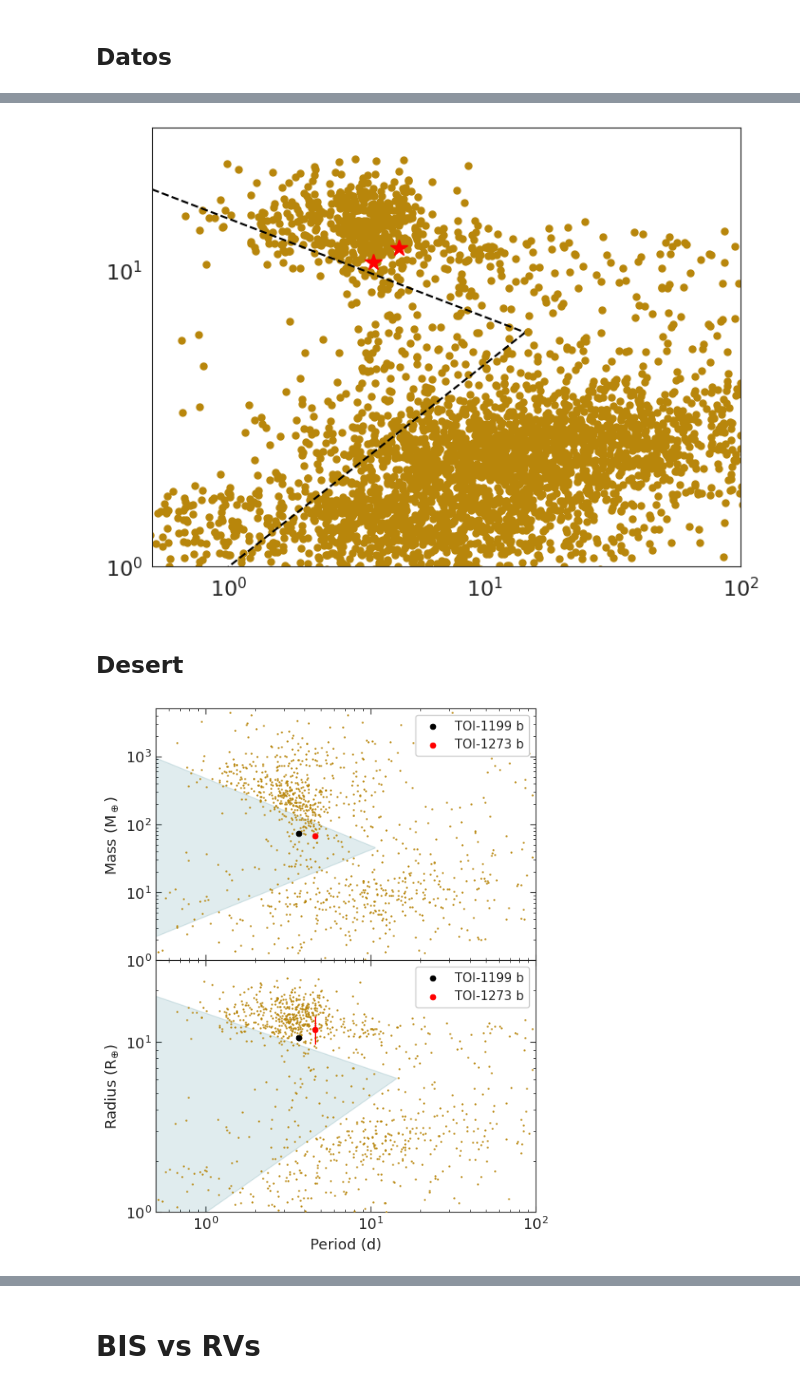
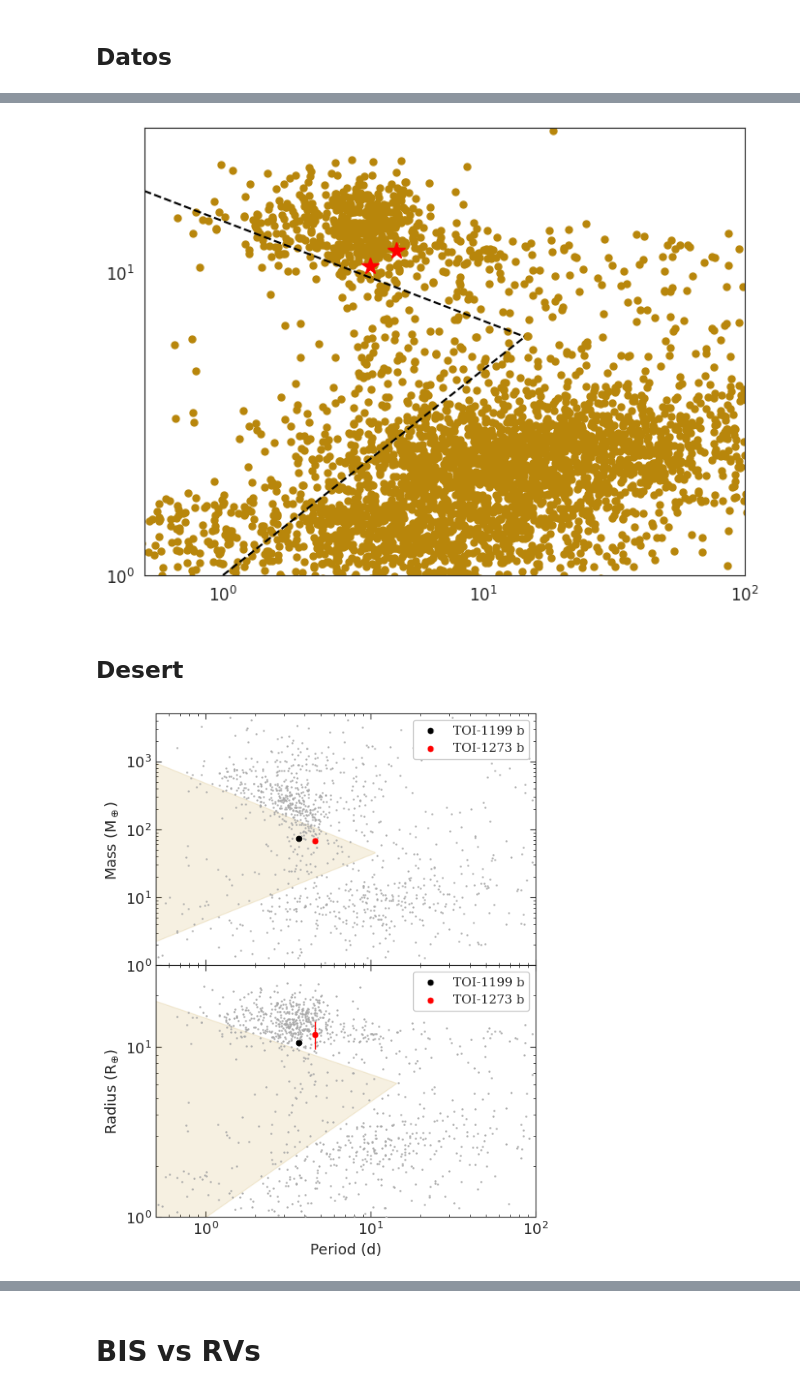
Before and after one commit to juanserrano90/toi1199-1273, a Jupyter notebook: figuras_caracterizacion.ipynb, the cells around one changed output, grey strips where cells are left out. Drawn from its saved outputs; the diff is of its cells as text; code cells hidden in the pictures.

```diff
--- a/figuras_caracterizacion.ipynb
+++ b/figuras_caracterizacion.ipynb
@@ -13,13 +13,14 @@ plt.rcParams.update(plt.rcParamsDefault)
 plt.style.use('seaborn-dark-palette')
 # %%
 plt.rcParams["figure.figsize"]=8,6
-plt.rcParams.update({'font.size': 16})
+plt.rcParams.update({'font.size': 12})
+plt.rcParams.update({'font.family': 'serif'})
 # %% [markdown]
 ## Datos
 # %%
 #exoplanets = pd.read_csv('./data/exoplanetas_julio_22.csv')
-exoplanets_rmp = pd.read_csv('./data/exoplanets_rmp_july23.csv') # with P, M and R determined
-exoplanets = pd.read_csv('./data/exoplanets_july23.csv') # all, uso esta porque comprobé que filtrando por P, M y R no se pierde nada
+exoplanets_rmp = pd.read_csv('./data/exoplanets_rmp_sep10_23.csv') # with P, M and R determined
+exoplanets = pd.read_csv('./data/exoplanets_sep10_23.csv') # all, uso esta porque comprobé que filtrando por P, M y R no se pierde nada
 # %%
 # nuestros planetas
 radio_1199 = [0.938*u.R_jup, 0.033*u.R_jup]
@@ -167,7 +168,7 @@ plt.xlim(0.5, 100)
 plt.ylim(1, 30)
 plt.show()
 # %% [output]
-[figure, old version]
+[figure, new version]
 # %% [markdown]
 ## Desert
 # %%
@@ -178,7 +179,7 @@ x1=np.linspace(0.5,10.6,200)
 y1=10**des1(np.log10(x1))*317.907
 y2=10**des2(np.log10(x1))*317.907
 
-axes[0].plot(exoplanets_rmp['pl_orbper'], exoplanets_rmp['pl_bmasse'], '.', markerfacecolor='C4', color='C4', markersize=1.5, alpha=0.9, zorder=9)
+axes[0].plot(exoplanets_rmp['pl_orbper'], exoplanets_rmp['pl_masse'], '.', markerfacecolor='darkgray', color='darkgray', markersize=1.5, alpha=0.9, zorder=9)
 axes[0].scatter(3.67, masa_1199[0].to(u.M_earth).value, marker="o", edgecolors='k', linewidths=0.5, s=25, c='k', label='TOI-1199 b', zorder=10) #c='mediumturquoise
 axes[0].scatter(4.63, masa_1273[0].to(u.M_earth).value, marker="o", edgecolors='r', linewidths=0.5, s=25, c='r', label='TOI-1273 b', zorder=10) #c='mediumseagreen'
 #add errorbars
@@ -188,39 +189,39 @@ axes[0].errorbar(4.63, masa_1273[0].to(u.M_earth).value, yerr=masa_1273[1].to(u.
 axes[0].tick_params(axis='y', which='major', size=5, left=True, right=True, direction='in', labelsize=13)
 axes[0].tick_params(axis='y', which='minor', size=2, left=True, right=True, direction='in', labelsize=13)
 axes[0].tick_params(axis='x', which='major', size=5, bottom=True, top=True, direction='in', labelsize=13)
 axes[0].tick_params(axis='x', which='minor', size=2, bottom=True, top=True, direction='in', labelsize=13)
 axes[0].set_xscale('log')
 axes[0].set_yscale('log')
 axes[0].set_xlim(0.5,100)
 axes[0].set_ylim(1,5000)
 axes[0].set_ylabel('Mass (M$_\oplus$)', fontsize=13)
-axes[0].fill_between(x1, y1, y2, color='C5', alpha=0.12)
-axes[0].legend(loc='upper right', fontsize=11, framealpha=1, frameon=True).set_zorder(11)
+axes[0].fill_between(x1, y1, y2, color='C4', alpha=0.12)
+axes[0].legend(loc='upper right', fontsize=11, framealpha=1, frameon=True,  prop=dict(family='serif', weight='normal', size=11)).set_zorder(11)
 
 x2=np.linspace(0.5,14.3,200)
 y3=10**des3(np.log10(x2))
 y4=10**des4(np.log10(x2))
-axes[1].plot(exoplanets_rmp['pl_orbper'], exoplanets_rmp['pl_rade'], '.', markerfacecolor='C4', color='C4', markersize=1.5, alpha=0.9, zorder=9)
+axes[1].plot(exoplanets_rmp['pl_orbper'], exoplanets_rmp['pl_rade'], '.', markerfacecolor='darkgray', color='darkgray', markersize=1.5, alpha=1, zorder=9)
 axes[1].scatter(3.67, radio_1199[0].to(u.R_earth).value, marker='o', edgecolors='k', linewidths=0.5, s=25, c='k', label='TOI-1199 b', zorder=10)
 axes[1].scatter(4.63, radio_1273[0].to(u.R_earth).value, marker='o', edgecolors='r', linewidths=0.5, s=25, c='r', label='TOI-1273 b', zorder=10)
 # add errorbars
 axes[1].errorbar(3.67, radio_1199[0].to(u.R_earth).value, yerr=radio_1199[1].to(u.R_earth).value, fmt='none', ecolor='k', elinewidth=1, capsize=0, zorder=10)
 axes[1].errorbar(4.63, radio_1273[0].to(u.R_earth).value, yerr=radio_1273[1].to(u.R_earth).value, fmt='none', ecolor='r', elinewidth=1, capsize=0, zorder=10)
 axes[1].tick_params(axis='y', which='major', size=5, left=True, right=True, direction='in', labelsize=13)
 axes[1].tick_params(axis='y', which='minor', size=2, left=True, right=True, direction='in', labelsize=13)
 axes[1].tick_params(axis='x', which='major', size=5, bottom=True, top=True, direction='in', labelsize=13)
 axes[1].tick_params(axis='x', which='minor', size=2, bottom=True, top=True, direction='in', labelsize=13)
 axes[1].set_xscale('log')
 axes[1].set_yscale('log')
 axes[1].set_xlim(0.5, 100)
 axes[1].set_ylim(1, 30)
 axes[1].set_xlabel('Period (d)', fontsize=13)
 axes[1].set_ylabel('Radius (R$_{\oplus}$)', fontsize=13)
-axes[1].fill_between(x2, y3, y4, color='C5', alpha=0.12)
-axes[1].legend(loc='upper right', fontsize=11, framealpha=1, frameon=True).set_zorder(11)
+axes[1].fill_between(x2, y3, y4, color='C4', alpha=0.12)
+axes[1].legend(loc='upper right', framealpha=1, frameon=True,  prop=dict(family='serif', weight='normal', size=11)).set_zorder(11)
 #plt.savefig('desert_plot.png', dpi=300, bbox_inches='tight', facecolor='white')
 # %% [output]
-[figure, old version]
+[figure, new version]
 # %%
 len(exoplanets)
 # %% [output]
```
Also changed, not shown: parts of 32 cells of this notebook, 30 other files.
